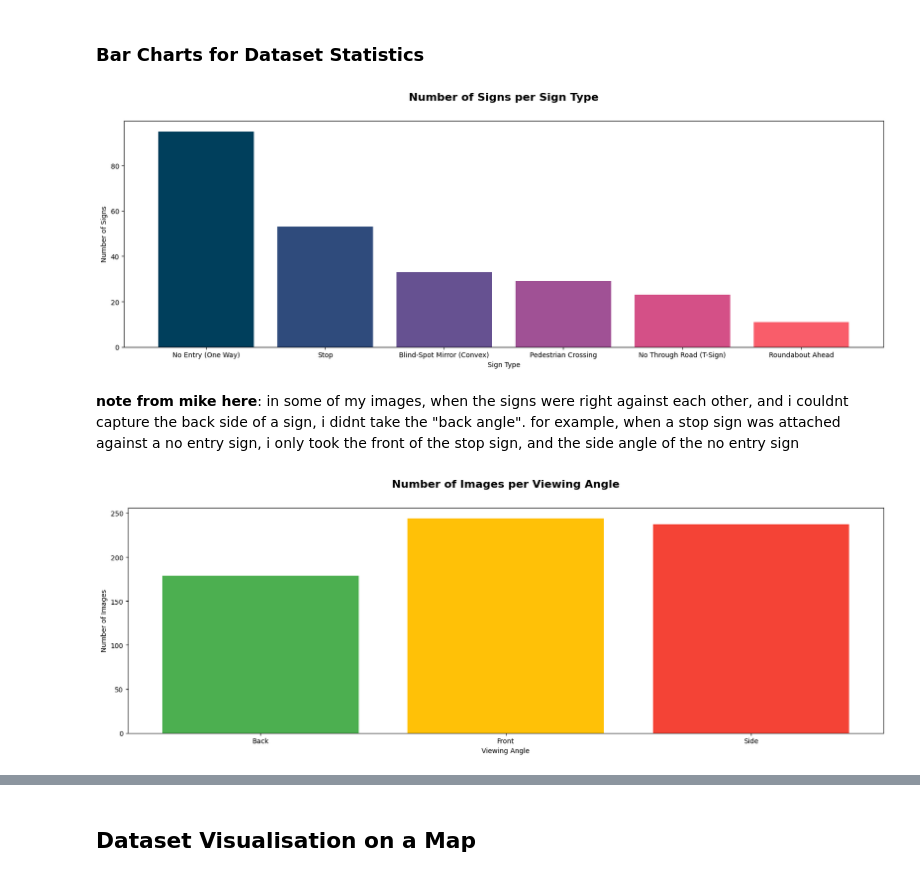
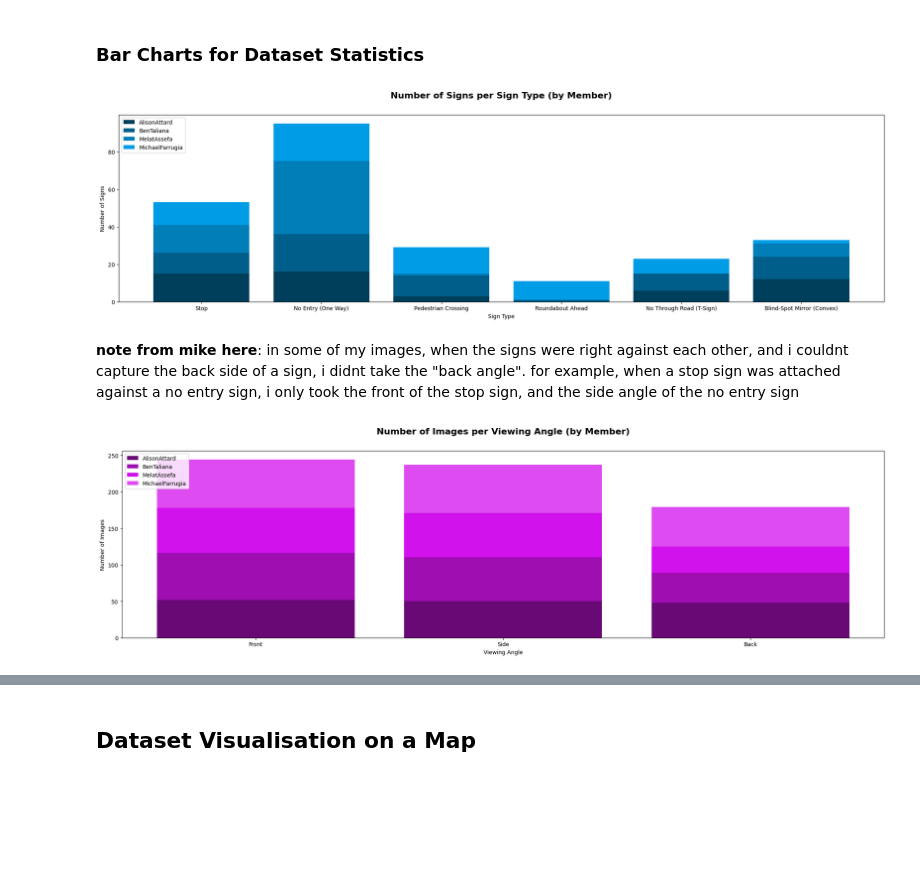
Before and after one commit to bentaliana/ARI3129, a Jupyter notebook: 1_data_visualisation.ipynb, the cells around one changed output, grey strips where cells are left out. Drawn from its saved outputs; the diff is of its cells as text; code cells hidden in the pictures; blank space fills up the shorter version.

Commit message:
improve data statistics and visualisation

```diff
--- a/1_data_visualisation.ipynb
+++ b/1_data_visualisation.ipynb
@@ -45,13 +41,13 @@ for coco_export_path in coco_export_paths:
 # %% [markdown]
 optionally eventually we can do the statistics per member but i think that might be pointless
 # %%
-from collections import defaultdict
+from collections import defaultdict, Counter
 
-sign_type_statistics = defaultdict(int)
-viewing_angle_statistics = defaultdict(int)
-mounting_type_statistics = defaultdict(int)
-sign_condition_statistics = defaultdict(int)
-sign_shape_statistics = defaultdict(int)
+sign_type_statistics = defaultdict(Counter)
+viewing_angle_statistics = defaultdict(Counter)
+mounting_type_statistics = defaultdict(Counter)
+sign_condition_statistics = defaultdict(Counter)
+sign_shape_statistics = defaultdict(Counter)
 # %% [markdown]
 Most signs have an expected sign shape. For our dataset, we expect:
 - "Stop" signs to be octagonal
@@ -133,30 +123,70 @@ for json_export_path in json_export_paths:
 [!] View angle mismatch for 'BenTaliana_48_Side.jpeg': expected 'Side', found 'Back'. Double check to make sure this annotation is accurate
 # %% [markdown]
 ### Bar Charts for Dataset Statistics
+# %%
+import matplotlib.colors as mcolors
+import colorsys
+
+def adjust_lightness(hex_colour, amount = 0.5):
+    try:
+        c = mcolors.to_rgb(hex_colour)
+        h, l, s = colorsys.rgb_to_hls(*c)
+        l = max(0, min(1, l * amount))
+
+        return mcolors.to_hex(colorsys.hls_to_rgb(h, l, s))
+    except:
+        return hex_colour
 # %%
 import matplotlib.pyplot as plt
+import numpy as np
 
-SIGN_COLOURS = ["#003f5c", "#2f4b7c", "#665191", "#a05195", "#d45087", "#f95d6a"]
+sign_types = ["Stop", "No Entry (One Way)", "Pedestrian Crossing", "Roundabout Ahead", "No Through Road (T-Sign)", "Blind-Spot Mirror (Convex)"]
 
 plt.figure(figsize = (20, 6))
-plt.bar(sign_type_statistics.keys(), sign_type_statistics.values(), color = SIGN_COLOURS)
+bottom = np.zeros(len(sign_types))
+
+for i, person in enumerate(viewing_angle_statistics.keys()):
+    counts = [sign_type_statistics [person] [sign_type] for sign_type in sign_types]
+
+    step_darkness = 1.0 + (i * 0.5)
+    current_colour = adjust_lightness("#003f5c", step_darkness)
+
+    plt.bar(sign_types, counts, bottom = bottom, label = person, color = current_colour)
+
+    bottom = np.add(bottom, counts)
+
 plt.xlabel("Sign Type")
 plt.ylabel("Number of Signs")
-plt.title("Number of Signs per Sign Type", fontsize = 16, fontweight = "bold", pad = 30)
+plt.title("Number of Signs per Sign Type (by Member)", fontsize = 16, fontweight = "bold", pad = 30)
+plt.legend(loc = "upper left")
+plt.tight_layout()
 plt.show()
 # %% [output]
-[figure, old version]
+[figure, new version]
 # %% [markdown]
 **note from mike here**: in some of my images, when the signs were right against each other, and i couldnt capture the back side of a sign, i didnt take the "back angle". for example, when a stop sign was attached against a no entry sign, i only took the front of the stop sign, and the side angle of the no entry sign
 # %%
-VIEWING_ANGLE_COLOURS = ["#4CAF50", "#FFC107", "#F44336"]
+views = ["Front", "Side", "Back"]
 
-plt.figure(figsize = (20, 6))
-plt.bar(viewing_angle_statistics.keys(), viewing_angle_statistics.values(), color = VIEWING_ANGLE_COLOURS)
+plt.figure(figsize=(20, 6))
+bottom = np.zeros(len(views))
+
+for i, person in enumerate(viewing_angle_statistics.keys()):
+    counts = [viewing_angle_statistics [person] [view] for view in views]
+
+    step_darkness = 1.0 + (i * 0.5)
+    current_colour = adjust_lightness("#690976", step_darkness)
+
+    plt.bar(views, counts, bottom = bottom, label = person, color = current_colour)
+
+    bottom = np.add(bottom, counts)
+
 plt.xlabel("Viewing Angle")
 plt.ylabel("Number of Images")
-plt.title("Number of Images per Viewing Angle", fontsize = 16, fontweight = "bold", pad = 30)
+plt.title("Number of Images per Viewing Angle (by Member)", fontsize=16, fontweight="bold", pad=30)
+plt.legend(loc = "upper left")
+plt.tight_layout()
 plt.show()
 # %% [output]
-[figure, old version]
+[figure, new version]
 # %%
```
Also changed, not shown: parts of 12 cells of this notebook.
